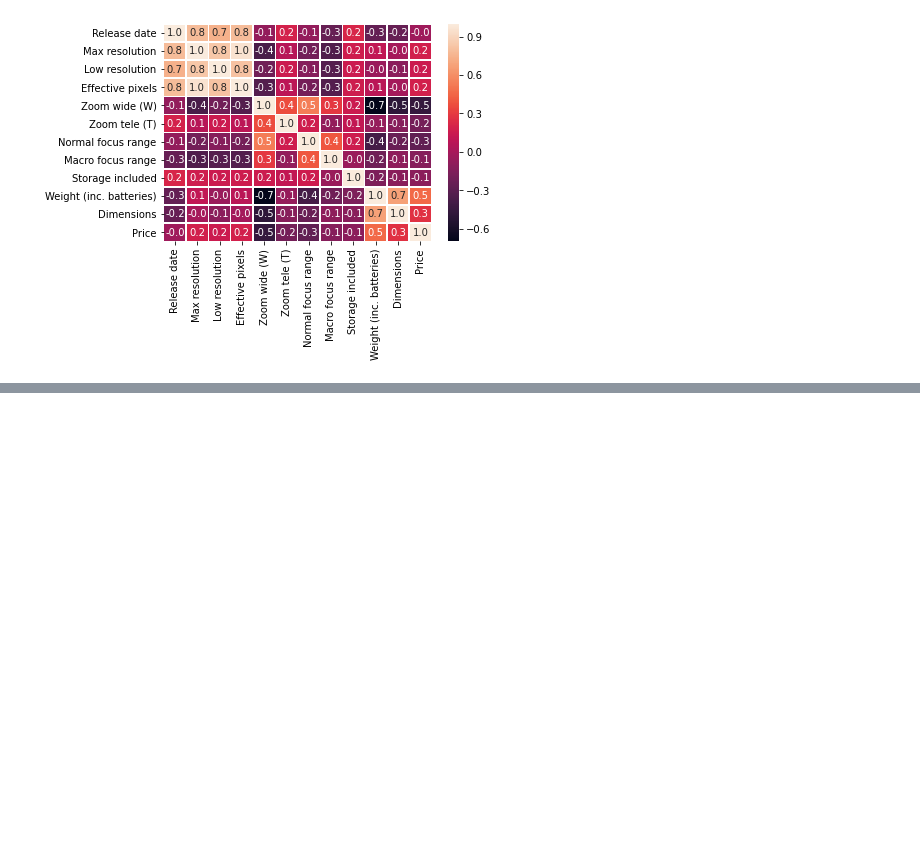
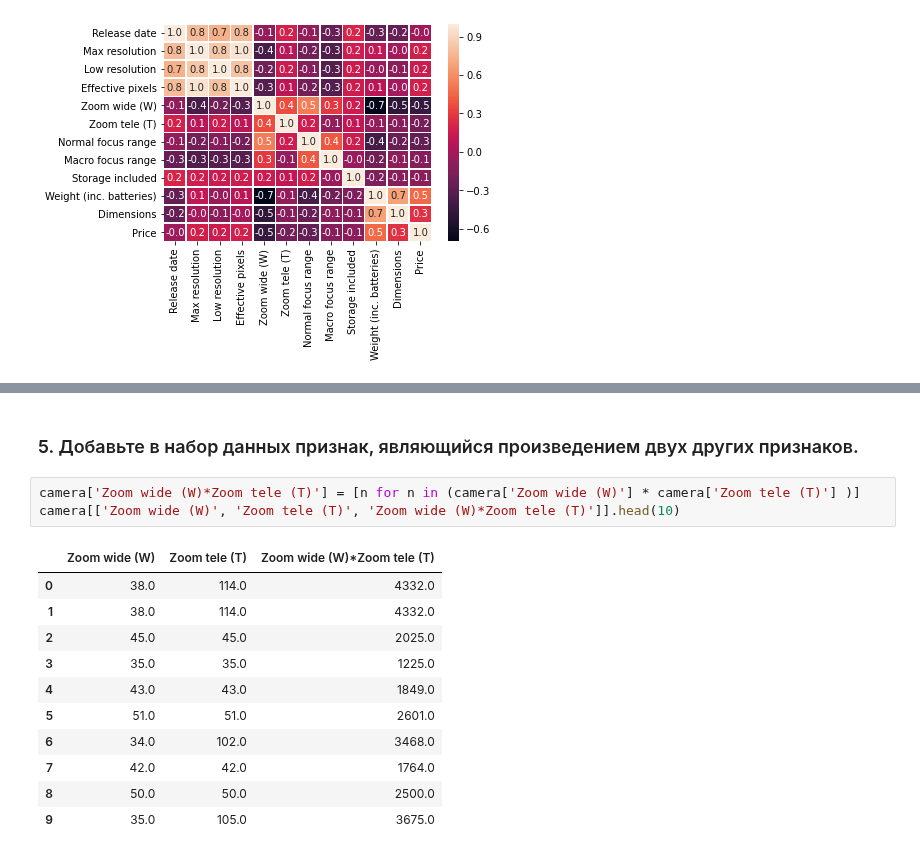
Before and after one commit to iagsav/ml_rob_nets_2020, a Jupyter notebook: ml/lab1/Skrynsky/Skrynsky_lab1.ipynb, the cells around one changed output, grey strips where cells are left out. Saved outputs shown, nothing was run; the diff lists cells and outputs as text; blank space fills up the shorter version.

```diff
--- a/ml/lab1/Skrynsky/Skrynsky_lab1.ipynb
+++ b/ml/lab1/Skrynsky/Skrynsky_lab1.ipynb
@@ -42,0 +86,17 @@ sns.heatmap(camera.corr(), annot = True, fmt = '.1f', linewidths = .5)
+# %% [markdown]
+### 5. Добавьте в набор данных признак, являющийся произведением двух других признаков.
+# %%
+camera['Zoom wide (W)*Zoom tele (T)'] = [n for n in (camera['Zoom wide (W)'] * camera['Zoom tele (T)'] )]
+camera[['Zoom wide (W)', 'Zoom tele (T)', 'Zoom wide (W)*Zoom tele (T)']].head(10)
+# %% [output]
+|  | Zoom wide (W) | Zoom tele (T) | Zoom wide (W)*Zoom tele (T) |
+| 0 | 38.0 | 114.0 | 4332.0 |
+| 1 | 38.0 | 114.0 | 4332.0 |
+| 2 | 45.0 | 45.0 | 2025.0 |
+| 3 | 35.0 | 35.0 | 1225.0 |
+| 4 | 43.0 | 43.0 | 1849.0 |
+| 5 | 51.0 | 51.0 | 2601.0 |
+| 6 | 34.0 | 102.0 | 3468.0 |
+| 7 | 42.0 | 42.0 | 1764.0 |
+| 8 | 50.0 | 50.0 | 2500.0 |
+| 9 | 35.0 | 105.0 | 3675.0 |
```
Also changed, not shown: parts of 8 cells of this notebook.
